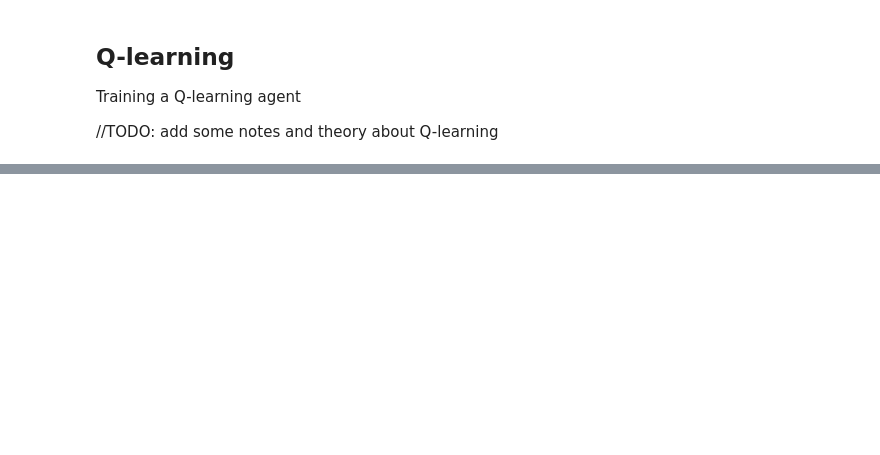
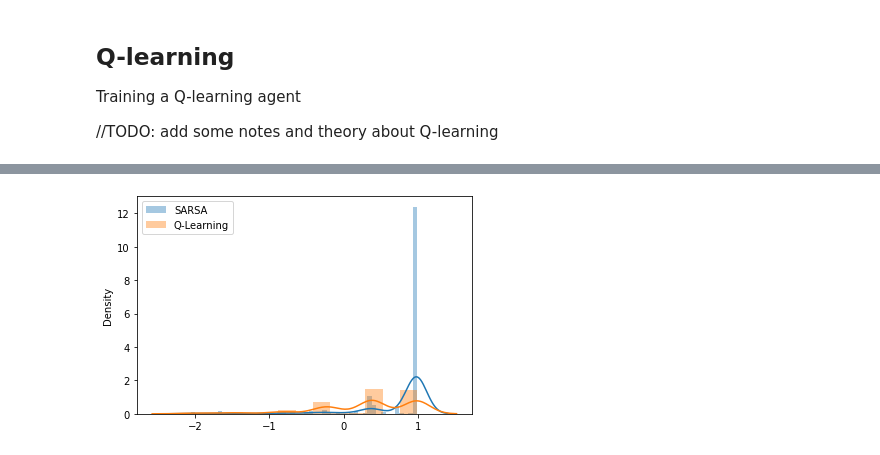
Before and after one commit to ByteFuse/indabax-2021, a Jupyter notebook: rl.ipynb, the cells around one changed output, grey strips where cells are left out. Saved outputs shown, nothing was run; the diff lists cells and outputs as text; code cells hidden in the pictures; blank space fills up the shorter version.

```diff
--- a/rl.ipynb
+++ b/rl.ipynb
@@ -275,3 +284,5 @@ agent.train()
+# %%
+sarsa_rolling_mean = agent.rolling_mean_history
 # %%
 plt.close()
 agent.demo(0)
@@ -323,2 +334,11 @@ agent.train()
+# %%
+qlearning_rolling_mean = agent.rolling_mean_history
+# %%
+sns.distplot(sarsa_rolling_mean, label='SARSA')
+sns.distplot(qlearning_rolling_mean, label= 'Q-Learning')
+plt.legend()
+plt.show()
+# %% [output]
+[figure, added]
 # %%
 agent.demo(0)
```
Also changed, not shown: parts of 12 cells of this notebook, 1 other file.
